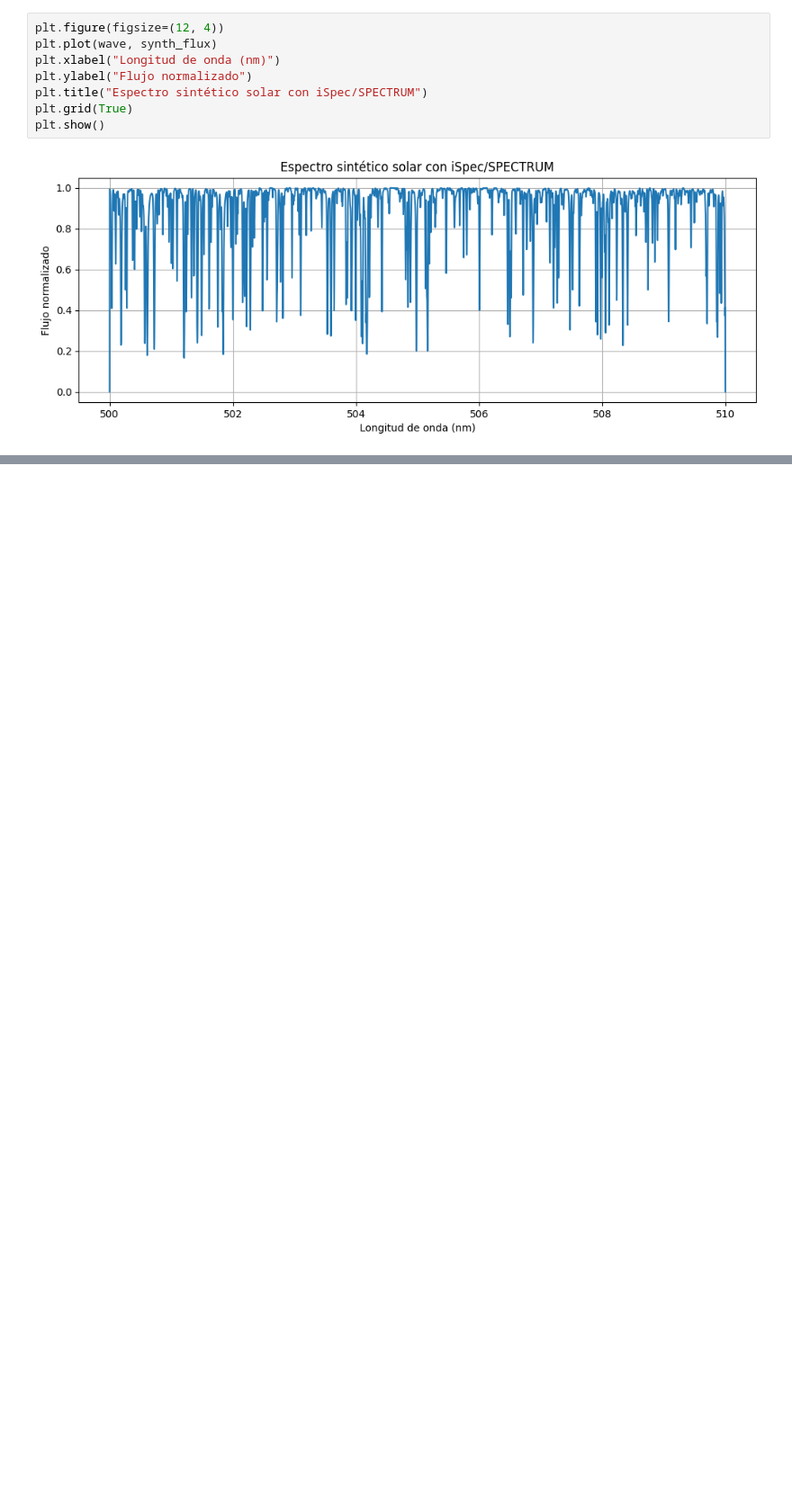
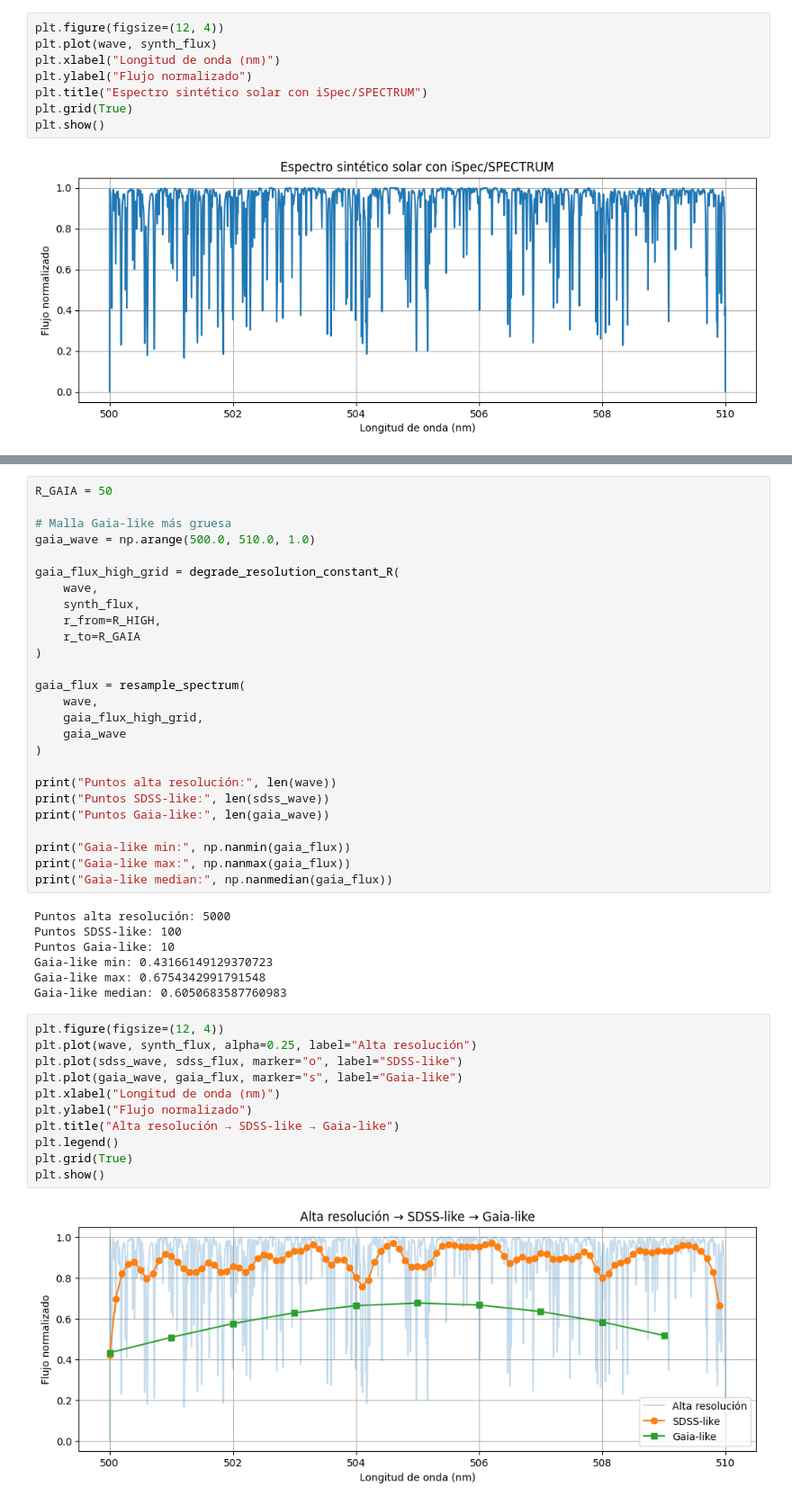
Before and after one commit to javier-cacho-master-ai/trabajo-fin-master, a Jupyter notebook: solution/main.ipynb, the cells around one changed output, grey strips where cells are left out. Shown at 90% size. Cells and saved outputs as stored; diff of their text form; blank space fills up the shorter version.

```diff
--- a/solution/main.ipynb
+++ b/solution/main.ipynb
@@ -832,0 +930,46 @@ plt.show()
+# %%
+R_GAIA = 50
+
+# Malla Gaia-like más gruesa
+gaia_wave = np.arange(500.0, 510.0, 1.0)
+
+gaia_flux_high_grid = degrade_resolution_constant_R(
+    wave,
+    synth_flux,
+    r_from=R_HIGH,
+    r_to=R_GAIA
+)
+
+gaia_flux = resample_spectrum(
+    wave,
+    gaia_flux_high_grid,
+    gaia_wave
+)
+
+print("Puntos alta resolución:", len(wave))
+print("Puntos SDSS-like:", len(sdss_wave))
+print("Puntos Gaia-like:", len(gaia_wave))
+
+print("Gaia-like min:", np.nanmin(gaia_flux))
+print("Gaia-like max:", np.nanmax(gaia_flux))
+print("Gaia-like median:", np.nanmedian(gaia_flux))
+# %% [output]
+Puntos alta resolución: 5000
+Puntos SDSS-like: 100
+Puntos Gaia-like: 10
+Gaia-like min: 0.43166149129370723
+Gaia-like max: 0.6754342991791548
+Gaia-like median: 0.6050683587760983
+# %%
+plt.figure(figsize=(12, 4))
+plt.plot(wave, synth_flux, alpha=0.25, label="Alta resolución")
+plt.plot(sdss_wave, sdss_flux, marker="o", label="SDSS-like")
+plt.plot(gaia_wave, gaia_flux, marker="s", label="Gaia-like")
+plt.xlabel("Longitud de onda (nm)")
+plt.ylabel("Flujo normalizado")
+plt.title("Alta resolución → SDSS-like → Gaia-like")
+plt.legend()
+plt.grid(True)
+plt.show()
+# %% [output]
+[figure, added]
```
Also changed, not shown: parts of 3 cells of this notebook.
